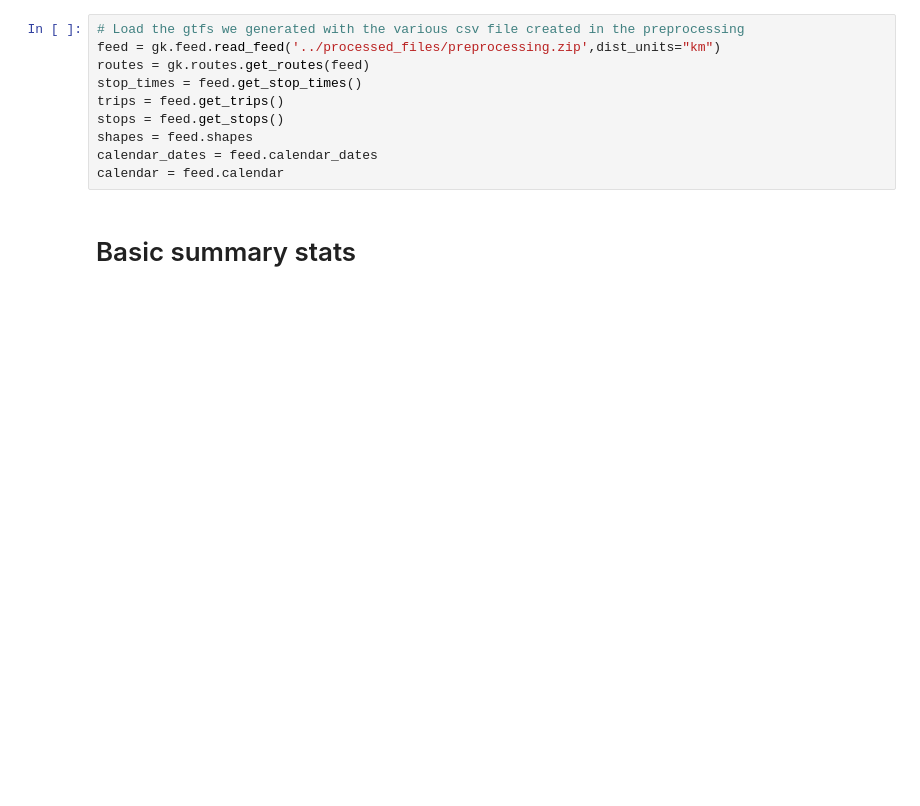
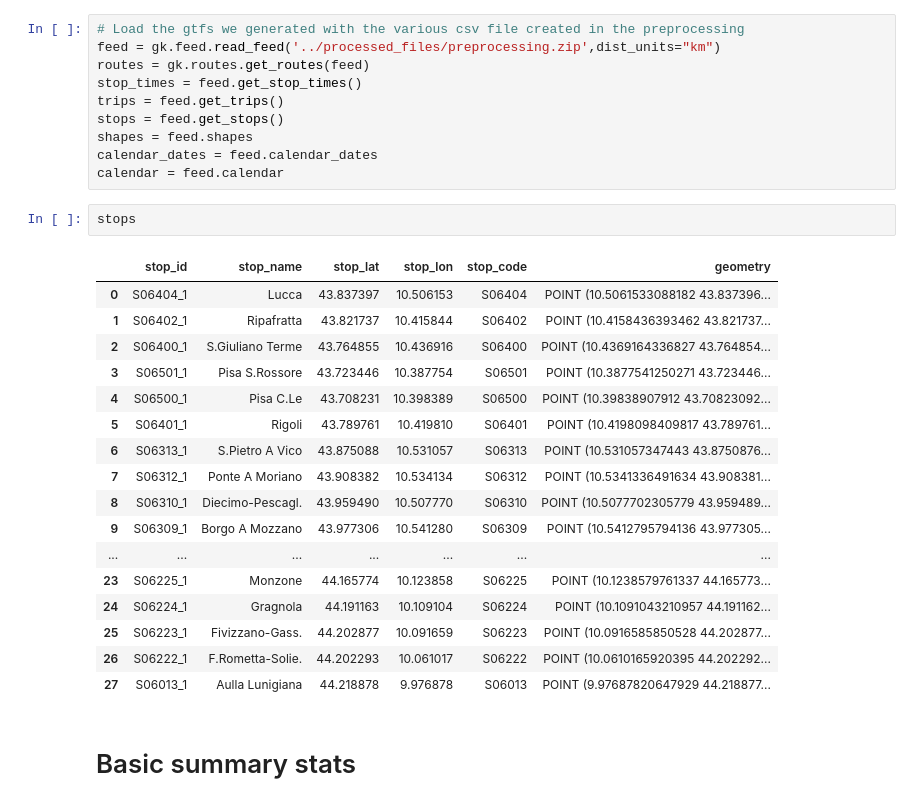
Before and after one commit to gianlucarea/weather-delay, a Jupyter notebook: code/data_analytics.ipynb, the cells around one changed output. Saved outputs shown, nothing was run; the diff lists cells and outputs as text; blank space fills up the shorter version.

```diff
--- a/code/data_analytics.ipynb
+++ b/code/data_analytics.ipynb
@@ -19,6 +22,26 @@ stops = feed.get_stops()
 shapes = feed.shapes
 calendar_dates = feed.calendar_dates
 calendar = feed.calendar
+# %%
+stops
+# %% [output]
+|  | stop_id | stop_name | stop_lat | stop_lon | stop_code | geometry |
+| 0 | S06404_1 | Lucca | 43.837397 | 10.506153 | S06404 | POINT (10.5061533088182 43.837396... |
+| 1 | S06402_1 | Ripafratta | 43.821737 | 10.415844 | S06402 | POINT (10.4158436393462 43.821737... |
+| 2 | S06400_1 | S.Giuliano Terme | 43.764855 | 10.436916 | S06400 | POINT (10.4369164336827 43.764854... |
+| 3 | S06501_1 | Pisa S.Rossore | 43.723446 | 10.387754 | S06501 | POINT (10.3877541250271 43.723446... |
+| 4 | S06500_1 | Pisa C.Le | 43.708231 | 10.398389 | S06500 | POINT (10.39838907912 43.70823092... |
+| 5 | S06401_1 | Rigoli | 43.789761 | 10.419810 | S06401 | POINT (10.4198098409817 43.789761... |
+| 6 | S06313_1 | S.Pietro A Vico | 43.875088 | 10.531057 | S06313 | POINT (10.531057347443 43.8750876... |
+| 7 | S06312_1 | Ponte A Moriano | 43.908382 | 10.534134 | S06312 | POINT (10.5341336491634 43.908381... |
+| 8 | S06310_1 | Diecimo-Pescagl. | 43.959490 | 10.507770 | S06310 | POINT (10.5077702305779 43.959489... |
+| 9 | S06309_1 | Borgo A Mozzano | 43.977306 | 10.541280 | S06309 | POINT (10.5412795794136 43.977305... |
+| ... | ... | ... | ... | ... | ... | ... |
+| 23 | S06225_1 | Monzone | 44.165774 | 10.123858 | S06225 | POINT (10.1238579761337 44.165773... |
+| 24 | S06224_1 | Gragnola | 44.191163 | 10.109104 | S06224 | POINT (10.1091043210957 44.191162... |
+| 25 | S06223_1 | Fivizzano-Gass. | 44.202877 | 10.091659 | S06223 | POINT (10.0916585850528 44.202877... |
+| 26 | S06222_1 | F.Rometta-Solie. | 44.202293 | 10.061017 | S06222 | POINT (10.0610165920395 44.202292... |
+| 27 | S06013_1 | Aulla Lunigiana | 44.218878 | 9.976878 | S06013 | POINT (9.97687820647929 44.218877... |
 # %% [markdown]
 # Basic summary stats
 # %%
```
Also changed, not shown: parts of 12 cells of this notebook, 1 other file.
